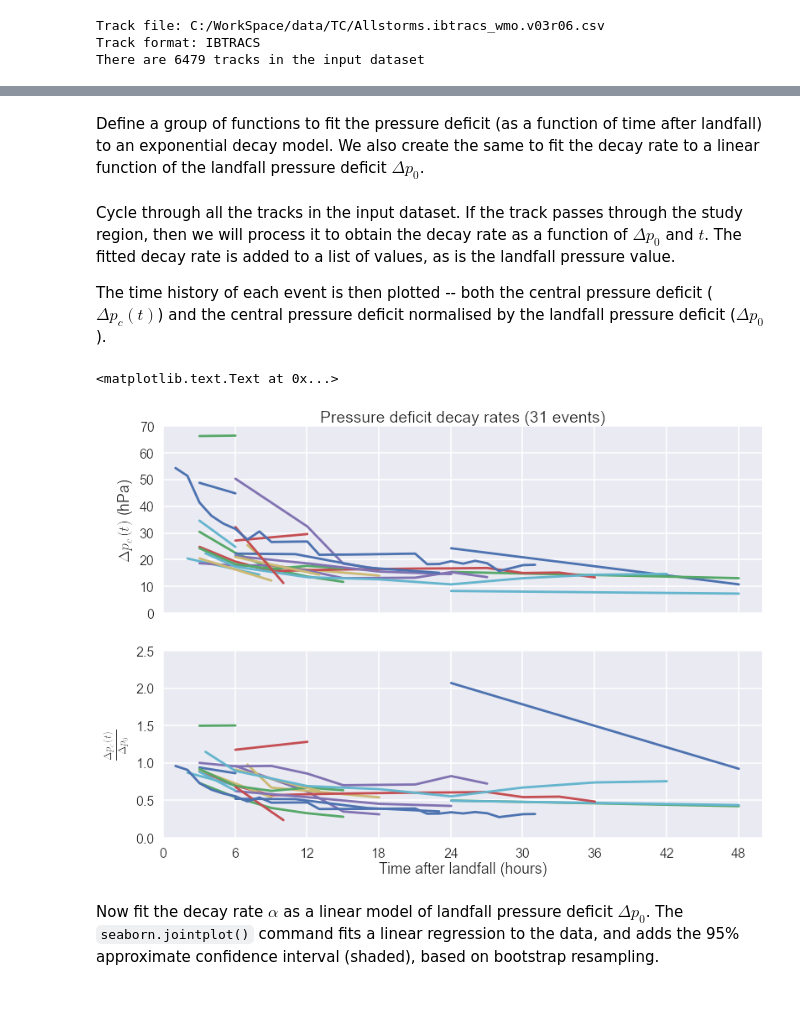
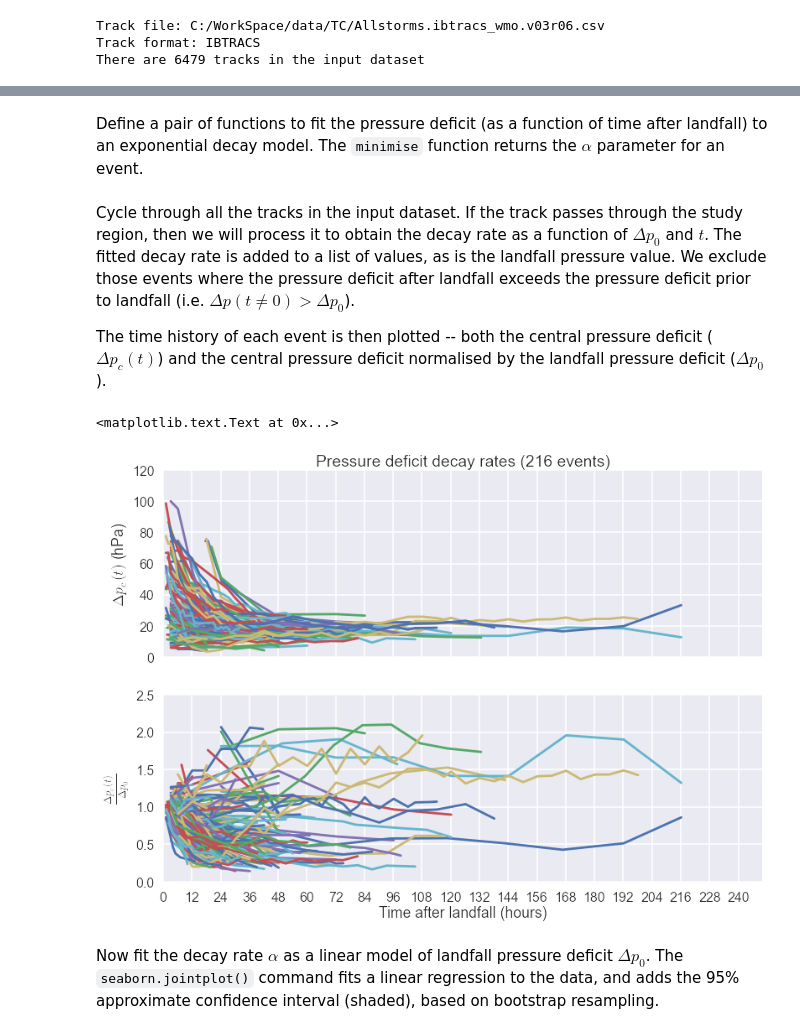
Before and after one commit to wcarthur/notebooks, a Jupyter notebook: TC landfall decay.ipynb, the cells around one changed output, grey strips where cells are left out. Drawn from its saved outputs; the diff is of its cells as text; code cells hidden in the pictures; blank space fills up the shorter version.

Commit message:
Near complete TC landfall decay rate modelling

```diff
--- a/TC landfall decay.ipynb
+++ b/TC landfall decay.ipynb
@@ -108,6 +130,7 @@ It returns the initial pressure deficit $\Delta p_{0}$, the pressure deficit $\D
 def processTrack(track, m):
     onland = np.zeros(len(track.Longitude))
     dp0 = 0
+    v0 = 0
     for i, (lon, lat) in enumerate(zip(track.Longitude,
                                       track.Latitude)):
         if m.is_land(lon, lat):
@@ -115,46 +138,39 @@ def processTrack(track, m):
 
     dp = []
     dt = []
+    v = []
     flag = 0
     for i in range(1, len(onland)):
         if (onland[i]==1) & (onland[i-1]==0) & (track.CentralPressure[i-1] > 0.0):
             # New landfall (with central pressure prior to landfall):
             t0 = track.TimeElapsed[i-1]
             dp0 = track.EnvPressure[i-1] - track.CentralPressure[i-1]
+            v0 = track.Speed[i-1]
             flag = 1
 
         if (flag==1) & (track.CentralPressure[i] > 0.0):
             # Storm is on land and has a valid central pressure record:
             dp.append(track.EnvPressure[i] - track.CentralPressure[i])
             dt.append(track.TimeElapsed[i] - t0)
+            v.append(track.Speed[i])
             flag = onland[i]
             if flag == 0:
-                return dp0, dp, dt
-    if len(dp) > 0:
-        dpdt = (dp0 - np.array(dp))/np.array(dt)
-
-        return dp0, dp, dt
+                return dp0, dp, dt, v0, np.mean(np.array(v))
+    if len(dp) > 1:
+        return dp0, dp, dt, v0, np.mean(np.array(v))
     else:
-        return None, None, None
+        return None, None, None, None, None
 # %% [markdown]
-Define a group of functions to fit the pressure deficit (as a function of time after landfall) to an exponential decay model. We also create the same to fit the decay rate to a linear function of the landfall pressure deficit $\Delta p_0$.
+Define a pair of functions to fit the pressure deficit (as a function of time after landfall) to an exponential decay model. The `minimise` function returns the $\alpha$ parameter for an event.
 # %%
-def decayresiduals(params, dp, dt, dp0):
+def residuals(params, dp, dt, dp0):
     yfit = dp0 * np.exp(-(np.array(params) * dt))
     return dp - yfit
 
-def minimise_decay(dp, dt, dp0, alpha=0., beta=1.):
-    plsq = leastsq(decayresiduals, [alpha], args=(dp, dt, dp0))
+def minimise(dp, dt, dp0, alpha=0., beta=1.):
+    plsq = leastsq(residuals, [alpha], args=(dp, dt, dp0))
     return plsq[0]
-
-def paramresiduals(params, alpha, dp0):
-    yfit = np.array(params[0]) + np.array(params[1]) * dp0
-    return alpha - yfit
-
-def minimise_alpha(alpha, dp0, a0, a1):
-    plsq = leastsq(paramresiduals, [a0, a1], args=(alpha, dp0))
-    return plsq[0]
 # %% [markdown]
-Cycle through all the tracks in the input dataset. If the track passes through the study region, then we will process it to obtain the decay rate as a function of $\Delta p_0$ and $t$. The fitted decay rate is added to a list of values, as is the landfall pressure value.
+Cycle through all the tracks in the input dataset. If the track passes through the study region, then we will process it to obtain the decay rate as a function of $\Delta p_0$ and $t$. The fitted decay rate is added to a list of values, as is the landfall pressure value. We exclude those events where the pressure deficit after landfall exceeds the pressure deficit prior to landfall (i.e. $\Delta p(t \neq 0) > \Delta p_0$).
 
 The time history of each event is then plotted -- both the central pressure deficit ($\Delta p_c(t)$) and the central pressure deficit normalised by the landfall pressure deficit ($\Delta p_0$).
@@ -161,30 +193,39 @@ The time history of each event is then plotted -- both the central pressure defi
 # %%
 landfall_pressure = []
+landfall_speed = []
 decayrate = []
+lftracks = []
 nevents=0
 fig1, (ax1, ax2) = plt.subplots(2,1,sharex=True)
 
 for n, track in enumerate(tracks):
     if track.inRegion(domain):
         # Process the track to get the pressure at landfall and the decay rate thereafter:
-        dp0, dp, dt = processTrack(track, m)
-        if dp0 is not None:
+        dp0, dp, dt, v0, v = processTrack(track, m)
+        if (dp0 is not None): # and (dp0 > max(dp)):
             nevents += 1
+            lftracks.append(track)
+            p = minimise(dp, dt, dp0, 0., 1.)
             ax1.plot(dt, dp)
             ax2.plot(dt, (dp/dp0))
-            p = minimise_decay(dp, dt, dp0, 0., 1.)
+            #fig0, ax = plt.subplots(1,1,sharex=True)
+            #plotEvent(ax, dt, dp, dp0, p)
+            #ax.set_title("Storm {0} ({1}) ".format(n, track.Year[0]))
+            #plt.savefig("{0:03d}.png".format(n))
+
             decayrate.append(p[0])
             landfall_pressure.append(dp0)
+            landfall_speed.append(v)
 
 ax2.set_xlabel("Time after landfall (hours)")
 xt = ax2.get_xticks()
-ax2.set_xticks(range(0,6*int(1+max(xt)/6.),6))
+ax2.set_xticks(range(0,12*int(1+max(xt)/12.),12))
 ax1.set_ylabel("$\Delta p_c(t) $ (hPa)")
 ax1.set_title("Pressure deficit decay rates ({0} events)".format(nevents))
 ax2.set_ylabel(r"$\frac{\Delta p_c(t)}{\Delta p_0}$")
 # %% [output]
 <matplotlib.text.Text at 0x...>
-[figure, old version]
+[figure, new version]
 # %% [markdown]
 Now fit the decay rate $\alpha$ as a linear model of landfall pressure deficit $\Delta p_0$. The `seaborn.jointplot()` command fits a linear regression to the data, and adds the 95% approximate confidence interval (shaded), based on bootstrap resampling.
 # %%
```
Also changed, not shown: parts of 21 cells of this notebook.
